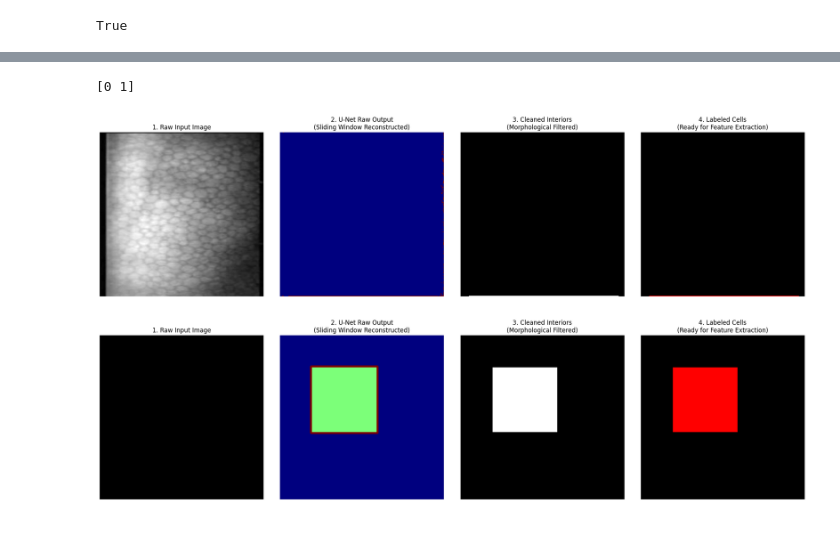
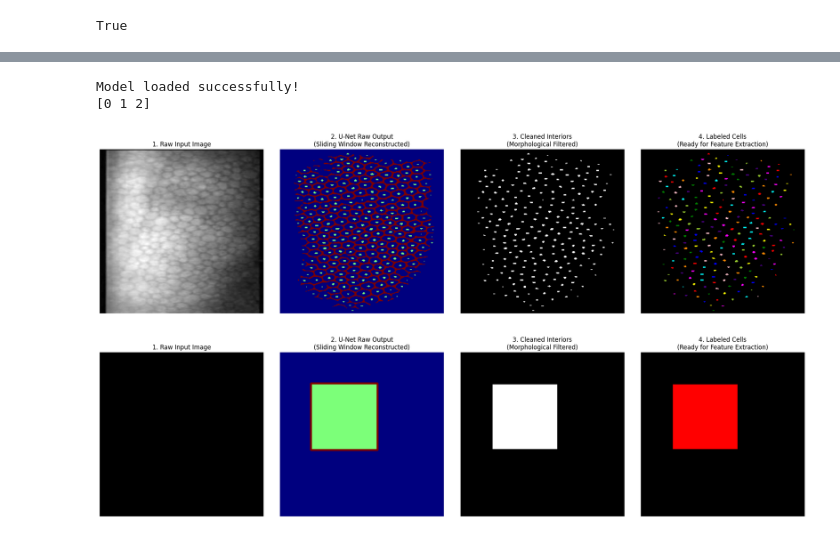
Before and after one commit to Indhira2025/ML_Corneal_Endothellium_Imaging, a Jupyter notebook: code.ipynb, the cells around one changed output, grey strips where cells are left out. Saved outputs shown, nothing was run; the diff lists cells and outputs as text; code cells hidden in the pictures.

Commit message:
Changed the unet code and updated with code for feature extraction

```diff
--- a/code.ipynb
+++ b/code.ipynb
@@ -388,6 +42,0 @@ print(Y_train.shape, Y_val.shape)
-# %%
-## step 2: Building the u-net model
-from tensorflow.keras import layers, models
-
-model = build_unet(input_shape=(IMG_SIZE, IMG_SIZE, 1))
-model.summary()
@@ -1189,8 +443,37 @@ def post_process_mask(reconstructed_mask):
+# %%
+import numpy as np
+import cv2
+from skimage import morphology, measure, segmentation
+from scipy import ndimage as ndi
+
+def post_process_mask_v3(reconstructed_mask):
+    # 1. Get the "Seeds" (The green/yellow dots in your Plot 2)
+    # These are likely Class 1
+    seeds = (reconstructed_mask == 1).astype(np.uint8)
+
+    # 2. Get the "Walls" (The red lines in your Plot 2)
+    # These are likely Class 2
+    walls = (reconstructed_mask == 2).astype(np.uint8)
+
+    # 3. Create the "Interior Mask" (Everything that isn't a wall or background)
+    # This combines interiors and the space between them
+    cell_bodies = (reconstructed_mask > 0).astype(np.uint8)
+
+    # 4. Clean the seeds (Ensure they are distinct dots)
+    seeds = morphology.remove_small_objects(seeds.astype(bool), min_size=2)
+    markers = measure.label(seeds)
+
+    # 5. Use Watershed to expand seeds until they hit the red walls
+    # This prevents cells from merging and fills the "dark" centers
+    labels = segmentation.watershed(walls, markers, mask=cell_bodies)
+
+    return labels
 # %%
 import matplotlib.pyplot as plt
 import numpy as np
 import cv2
 from skimage import color
+from tensorflow.keras.models import load_model
 
 def visualize_inference_stages(original_img, raw_unet_mask, cleaned_mask, labeled_cells):
     """
@@ -1216,34 +499,41 @@ def visualize_inference_stages(original_img, raw_unet_mask, cleaned_mask, labele
     plt.subplot(1, 4, 3)
     plt.title("3. Cleaned Interiors\n(Morphological Filtered)")
     plt.imshow(cleaned_mask, cmap='gray')
     plt.axis('off')
 
     # Stage 4: Unique Cell Labeling (Instance Segmentation)
     # label2rgb assigns random colors to each unique cell ID
     color_labels = color.label2rgb(labeled_cells, bg_label=0)
     plt.subplot(1, 4, 4)
     plt.title("4. Labeled Cells\n(Ready for Feature Extraction)")
     plt.imshow(color_labels)
     plt.axis('off')
 
     plt.tight_layout()
     plt.show()
 
 # --- Execution Workflow ---
 # 1. reconstructed_mask = sliding_window_inference(image, model)
 # 2. labeled_cells = post_process_mask(reconstructed_mask)
 # 3. cleaned_mask = (labeled_cells > 0)
 # visualize_inference_stages(image, reconstructed_mask, cleaned_mask, labeled_cells)
 img_path ="single_sample_test/71866_prepared.png"
 image_1 = cv2.imread(img_path,cv2.IMREAD_GRAYSCALE)
-model1 = load_model("cornea_unet_v1.h5")
+
+
+# Load the brain (skip model.fit after this)
+model1 = load_model("cornea_unet_v1.keras")
+print("Model loaded successfully!")
+
+
 
 reconstructed_mask = sliding_window_inference(image_1,  model1)
 print(np.unique(reconstructed_mask))
 
-labeled_cells = post_process_mask(reconstructed_mask)
+labeled_cells =post_process_mask_v3(reconstructed_mask)
 cleaned_mask =(labeled_cells>0)
 visualize_inference_stages(image_1, reconstructed_mask, cleaned_mask, labeled_cells)
 # %% [output]
-[0 1]
+Model loaded successfully!
+[0 1 2]
-[figure, old version]
+[figure, new version]
```
Also changed, not shown: parts of 37 cells of this notebook, 3 other files.
